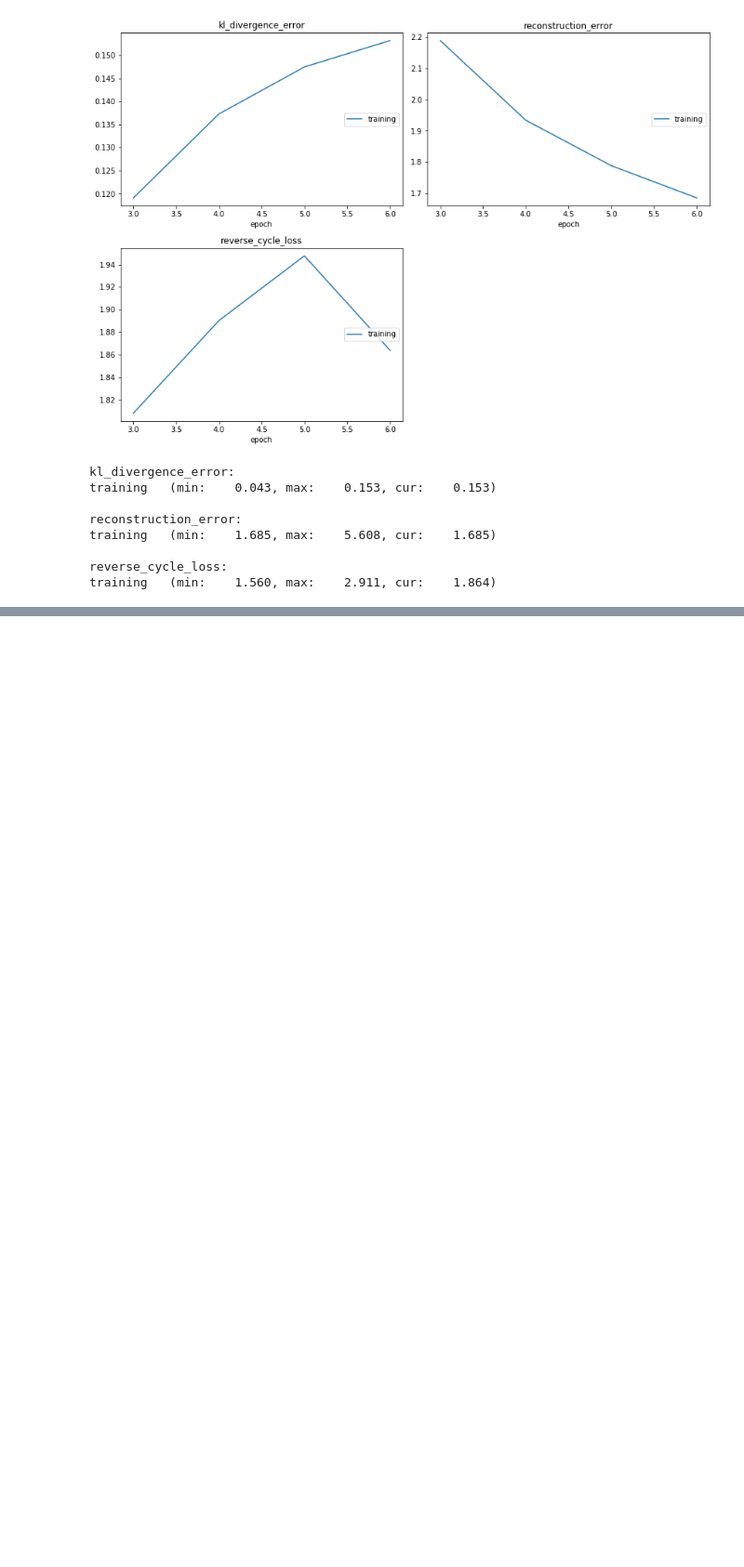
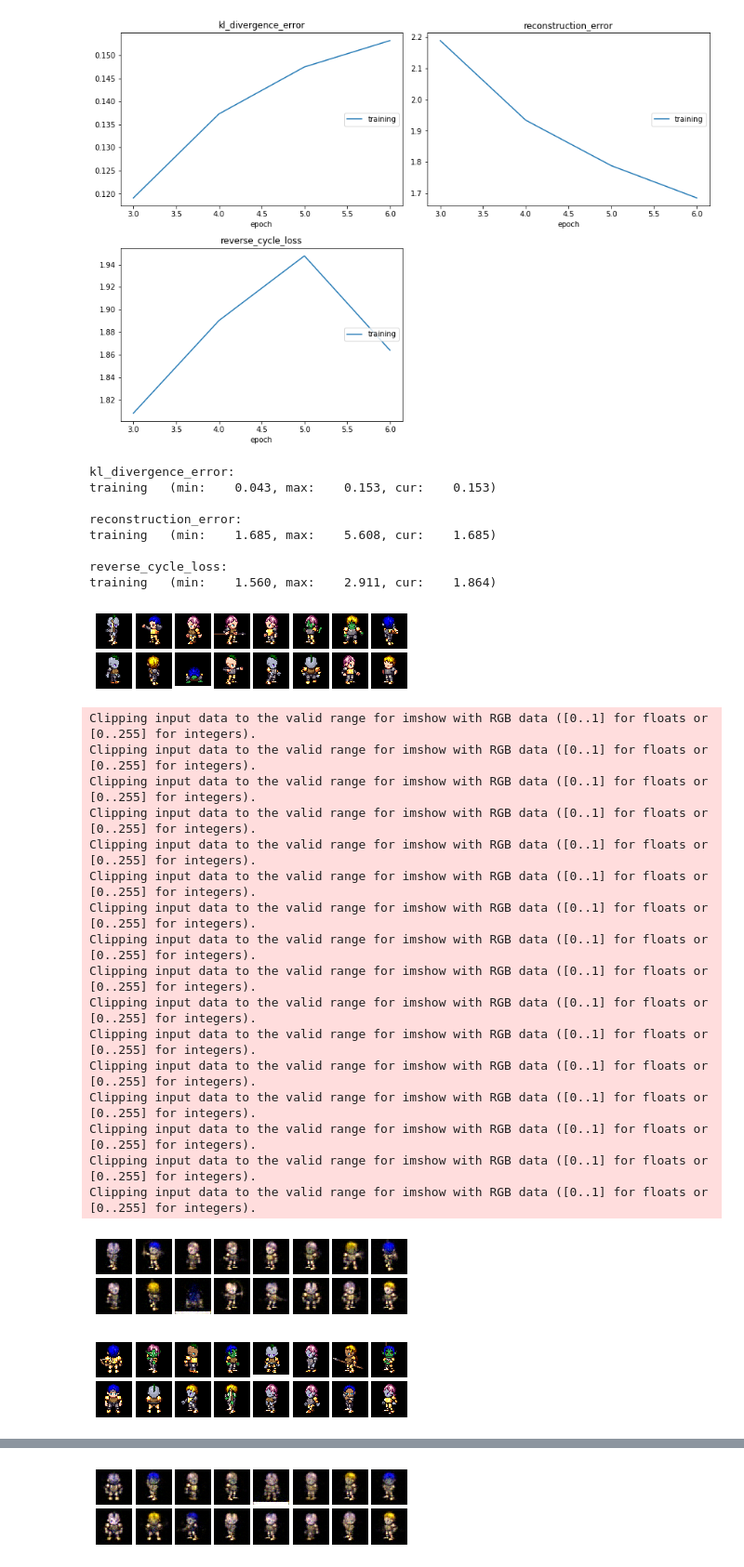
Before and after one commit to brihijoshi/cycle-consistent-vae-ECCV-2018, a Jupyter notebook: Model.ipynb, the cells around one changed output, grey strips where cells are left out. Shown at 93% size. Drawn from its saved outputs; the diff is of its cells as text; code cells hidden in the pictures; blank space fills up the shorter version.

```diff
--- a/Model.ipynb
+++ b/Model.ipynb
@@ -59,7 +59,7 @@ def kl_divergence_loss(mu, logvar):
 
     return loss / (BATCH_SIZE * 3 * 60 * 60)
 
-def imshow_grid(images, shape=[8, 8], name='default', save=False):
+def imshow_grid(images, shape=[2, 8], name='default', save=False):
     """
     Plot images in a grid of a given shape.
     Initial code from: https://github.com/pumpikano/tf-dann/blob/master/utils.py
@@ -315,3 +315,64 @@ training   (min:    1.685, max:    5.608, cur:    1.685)
 
 reverse_cycle_loss:
 training   (min:    1.560, max:    2.911, cur:    1.864)
+# %%
+ elem1 = next(train_loader)
+image_batch_1 = elem1['img1'].to(device)
+image_batch_1 = torch.transpose(image_batch_1, 2,3)
+image_batch_1 = torch.transpose(image_batch_1, 1,2)
+
+image_batch_2 = elem1['img2'].to(device)
+image_batch_2 = torch.transpose(image_batch_2, 2,3)
+image_batch_2 = torch.transpose(image_batch_2, 1,2)
+
+
+elem2 = next(train_loader)
+image_batch_3 = elem2['img2'].to(device)
+image_batch_3 = torch.transpose(image_batch_3, 2,3)
+image_batch_3 = torch.transpose(image_batch_3, 1,2)
+
+
+z_mu_1, z_logvar_1, _ = encoder(image_batch_1)
+_, __, s_2 = encoder(image_batch_2)
+z_mu_3, z_logvar_3, _ = encoder(image_batch_3)
+
+z_1 = reparameterize(training=False, mu=z_mu_1, logvar=z_logvar_1)
+z_3 = reparameterize(training=False, mu=z_mu_3, logvar=z_logvar_3)
+
+recons_1_2 = decoder(z_1, s_2)
+recons_3_2 = decoder(z_3, s_2)
+
+# save input image batch
+image_batch = np.transpose(image_batch_1.detach().cpu().numpy(), (0, 2, 3, 1))
+imshow_grid(image_batch, name=str(epoch) + '_original', save=False)
+
+# save reconstructed batch
+recons_x = np.transpose(recons_1_2.detach().cpu().numpy(), (0, 2, 3, 1))
+imshow_grid(recons_x, name=str(epoch) + '_target', save=False)
+
+style_batch = np.transpose(image_batch_3.detach().cpu().numpy(), (0, 2, 3, 1))
+imshow_grid(style_batch, name=str(epoch) + '_style', save=False)
+
+# save style swapped reconstructed batch
+recons_style = np.transpose(recons_3_2.detach().cpu().numpy(), (0, 2, 3, 1))
+imshow_grid(recons_style, name=str(epoch) + '_style_target', save=False)
+# %% [output]
+[figure, added]
+Clipping input data to the valid range for imshow with RGB data ([0..1] for floats or [0..255] for integers).
+Clipping input data to the valid range for imshow with RGB data ([0..1] for floats or [0..255] for integers).
+Clipping input data to the valid range for imshow with RGB data ([0..1] for floats or [0..255] for integers).
+Clipping input data to the valid range for imshow with RGB data ([0..1] for floats or [0..255] for integers).
+Clipping input data to the valid range for imshow with RGB data ([0..1] for floats or [0..255] for integers).
+Clipping input data to the valid range for imshow with RGB data ([0..1] for floats or [0..255] for integers).
+Clipping input data to the valid range for imshow with RGB data ([0..1] for floats or [0..255] for integers).
+Clipping input data to the valid range for imshow with RGB data ([0..1] for floats or [0..255] for integers).
+Clipping input data to the valid range for imshow with RGB data ([0..1] for floats or [0..255] for integers).
+Clipping input data to the valid range for imshow with RGB data ([0..1] for floats or [0..255] for integers).
+Clipping input data to the valid range for imshow with RGB data ([0..1] for floats or [0..255] for integers).
+Clipping input data to the valid range for imshow with RGB data ([0..1] for floats or [0..255] for integers).
+Clipping input data to the valid range for imshow with RGB data ([0..1] for floats or [0..255] for integers).
+Clipping input data to the valid range for imshow with RGB data ([0..1] for floats or [0..255] for integers).
+Clipping input data to the valid range for imshow with RGB data ([0..1] for floats or [0..255] for integers).
+Clipping input data to the valid range for imshow with RGB data ([0..1] for floats or [0..255] for integers).
+[figure, added]
+[figure, added]
@@ -317,0 +395 @@ training   (min:    1.560, max:    2.911, cur:    1.864)
+[figure, added]
```
Also changed, not shown: parts of 3 cells of this notebook.
